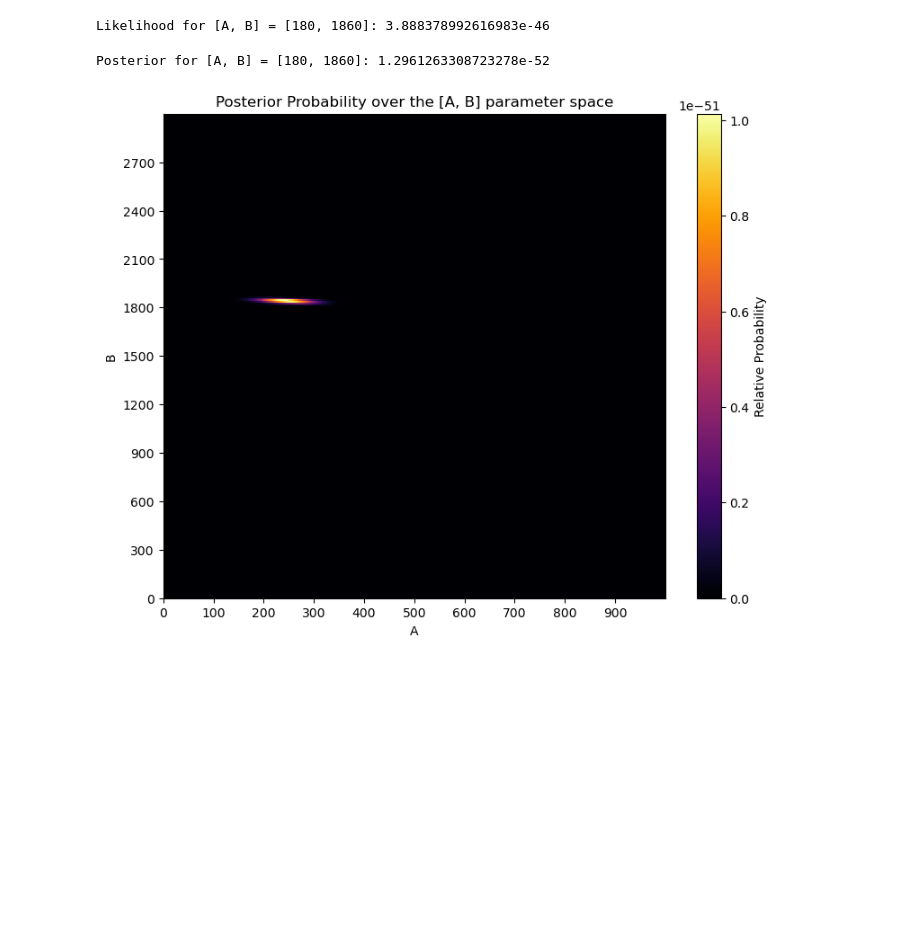
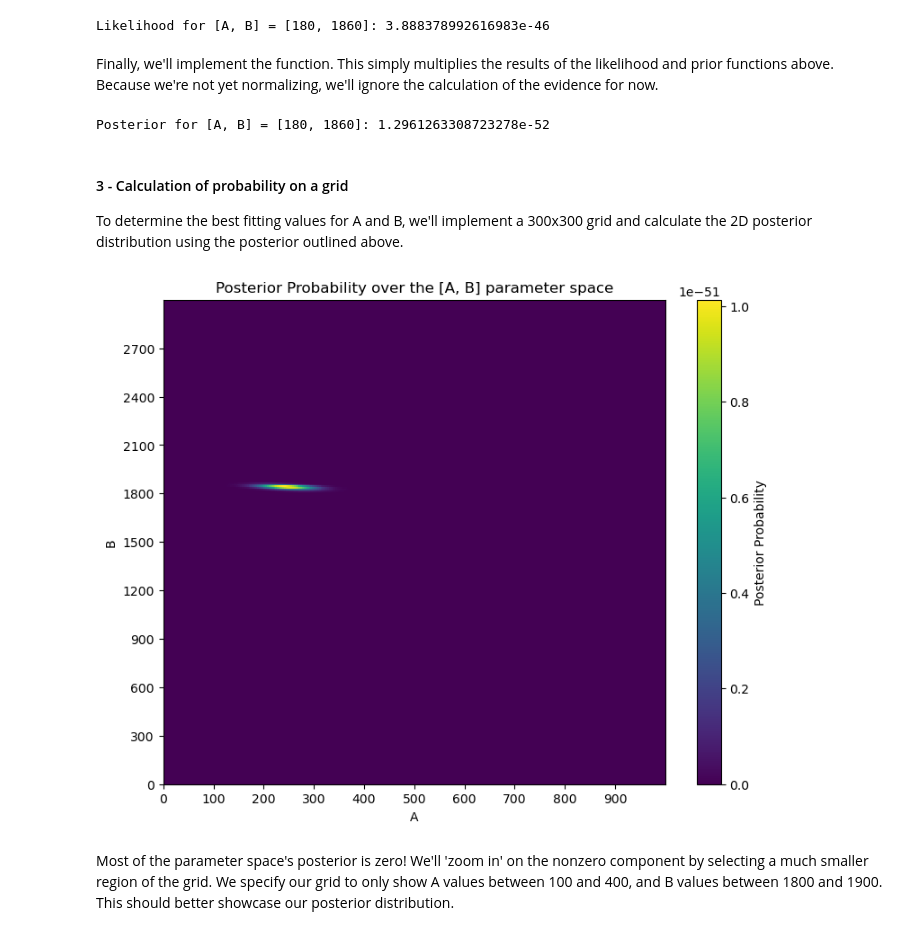
Before and after one commit to cimonaghan/phys3051, a Jupyter notebook: Assignment1/Assignment 1.ipynb, the cells around one changed output. Drawn from its saved outputs; the diff is of its cells as text; code cells hidden in the pictures; blank space fills up the shorter version.

```diff
--- a/Assignment1/Assignment 1.ipynb
+++ b/Assignment1/Assignment 1.ipynb
@@ -52,25 +86,20 @@ Prior probability for [A, B] = [180, 1860]: 3.3333333333333335e-07
 # %%
+#2b)
 def likelihood_gaussian(x: np.ndarray[float], y: np.ndarray[float], p: np.ndarray[float], y_err: np.ndarray[float]) -> np.ndarray[float]:
 
-    likelihood_prob = 1
+    prob_k = 1 #implement a variable to cumulatively integrate over each probability
 
-    #The Gaussian likelihood function uses equation 2.14 from the textbook
-    #We take sigma as the error for each data point (np.sqrt(y_data[k]) = y_err[k])
-    #and mu as the as the ideal data point (calculated using the Gaussian function at x[k])
-
-    for k in range(len(x)):
-        prob_k = (1 / (y_err[k] * np.sqrt(2 * np.pi)) *
+    for k in range(len(x)): #for each data point in data.txt, calculate the gaussian likelihood using equation 2.14
+        prob_k = prob_k * (1 / (y_err[k] * np.sqrt(2 * np.pi)) *
                   np.exp(-(y[k] - Gaussian(x[k], p))**2/(2 * y_err[k]**2)))
+        #We use the Gaussian function defined above the measure the ideal datum
 
         #because we have set of independent data, we must multiply all individual data likelihoods together
-
-        likelihood_prob = likelihood_prob * prob_k
-
-        #print(prob_k / (1/(y_err[k] * np.sqrt(2 * np.pi))))
-
-    return likelihood_prob #Will be pretty small!
+    return prob_k
 
 print('Likelihood for [A, B] = ' + str(p_default) + ': ' + str(likelihood_gaussian(x_data, y_data, p_default, np.sqrt(y_data))))
 # %% [output]
 Likelihood for [A, B] = [180, 1860]: 3.888378992616983e-46
+# %% [markdown]
+Finally, we'll implement the  function. This simply multiplies the results of the likelihood and prior functions above. Because we're not yet normalizing, we'll ignore the calculation of the evidence for now.
 # %%
@@ -81,25 +112,47 @@ def posterior(x: np.ndarray[float], y: np.ndarray[float], p: np.ndarray[float],
 print('Posterior for [A, B] = ' + str(p_default) + ': ' + str(posterior(x_data, y_data, p_default, np.sqrt(y_data))))
 # %% [output]
 Posterior for [A, B] = [180, 1860]: 1.2961263308723278e-52
+# %% [markdown]
+#### 3 - Calculation of probability on a grid
+To determine the best fitting values for A and B, we'll implement a 300x300 grid and calculate the 2D posterior distribution using the posterior outlined above.
 # %%
+#3a), 3b)
+
+#implement arrays for each parameter to form the grid
 A_grid = np.linspace(0, 1000, 300)
 B_grid = np.linspace(0, 3000, 300)
 
+#generate an empty 300x300 grid to fill using the for loop below
 posterior_grid = np.zeros((300,300), dtype=float)
 
+#To avoid having the rewrite the functions above, we'll calculate the posterior for each point on the grid using a nested for loop.
+#Faster methods are possible with some clever numpy formatting and array calculations / slicing, but to keep things simple we'll use this less-efficient method
+#On the bright side, we can use tqdm to make a fancy progress bar.
+
+#We iterate first over the B values, and then over the A values, to allow A to be the x axis and B the y axis of our 2D posterior
 for j in tqdm.tqdm(range(len(B_grid))):
     for i in range(len(A_grid)):
+        #Calculate the posterior for each A and B value on the grid
         posterior_grid[j][i] = posterior(x_data, y_data, [A_grid[i],B_grid[j]], np.sqrt(y_data))
 
+#We'll use a slightly larger figure to allow for accessible viewing of the distribution and colorbar
 plt.figure(figsize = (9,7))
-plt.pcolormesh(posterior_grid, cmap = 'inferno')
+#We use pcolormesh to show the 2D posterior of the grid
+plt.pcolormesh(posterior_grid, cmap = 'viridis')
 plt.xlabel("A")
+plt.ylabel("B")
+
+#We want to show the x and y ticks as the A and B values, rather than the dimensions of the colormesh
+#One way to reformat it is to specify the x and y ticks as the values we started with
+#We only show 10 ticks on each axis to avoid overplotting
+
 plt.xticks(np.arange(0,300,30), labels=np.arange(0,1000,100))
-plt.ylabel("B")
 plt.yticks(np.arange(0,300,30), labels=np.arange(0,3000,300))
 plt.title("Posterior Probability over the [A, B] parameter space")
-plt.colorbar(label = 'Relative Probability')
+plt.colorbar(label = 'Posterior Probability')
 plt.show()
 # %% [output]
-[figure, old version]
+[figure, new version]
+# %% [markdown]
+Most of the parameter space's posterior is zero! We'll 'zoom in' on the nonzero component by selecting a much smaller region of the grid. We specify our grid to only show A values between 100 and 400, and B values between 1800 and 1900. This should better showcase our posterior distribution.
 # %%
```
Also changed, not shown: parts of 20 cells of this notebook, 2 other files.
